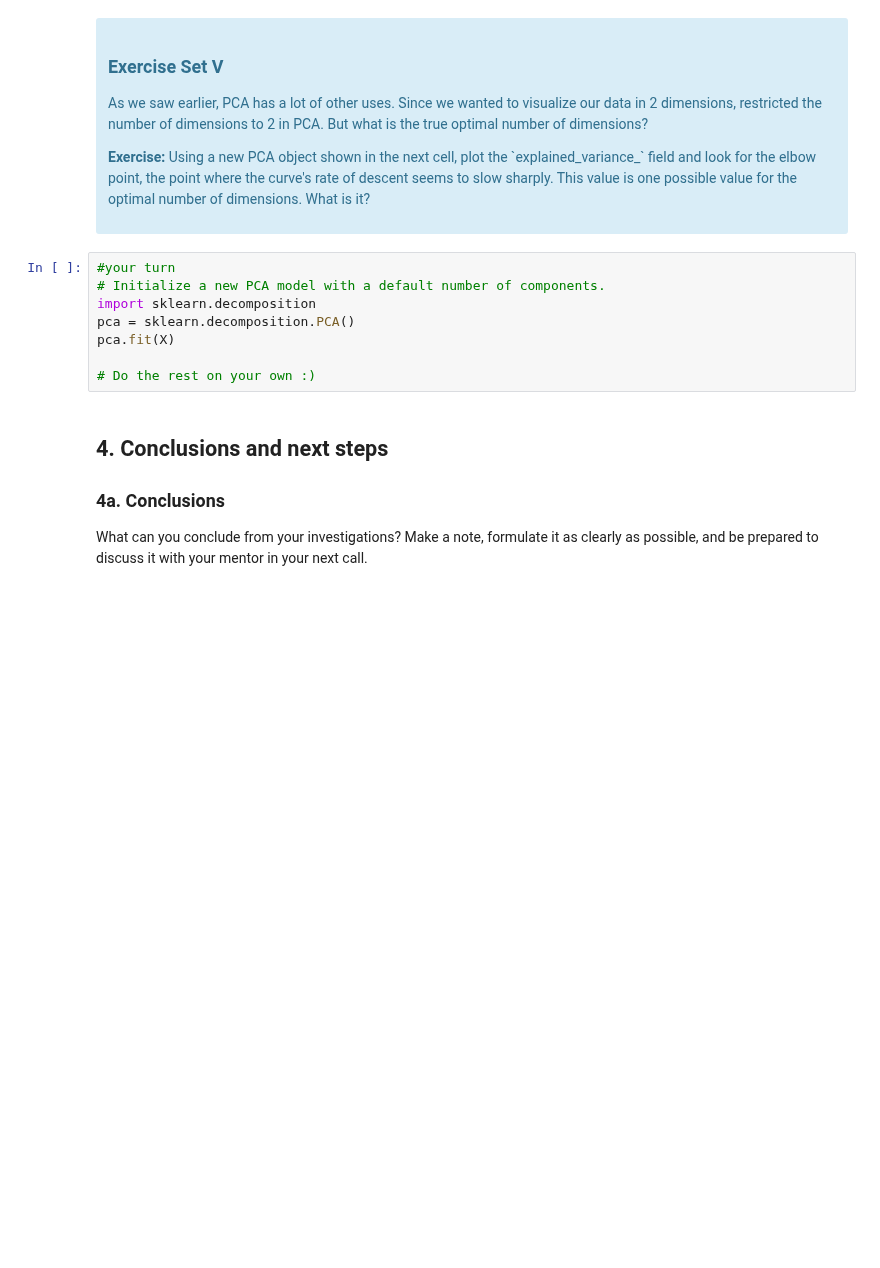
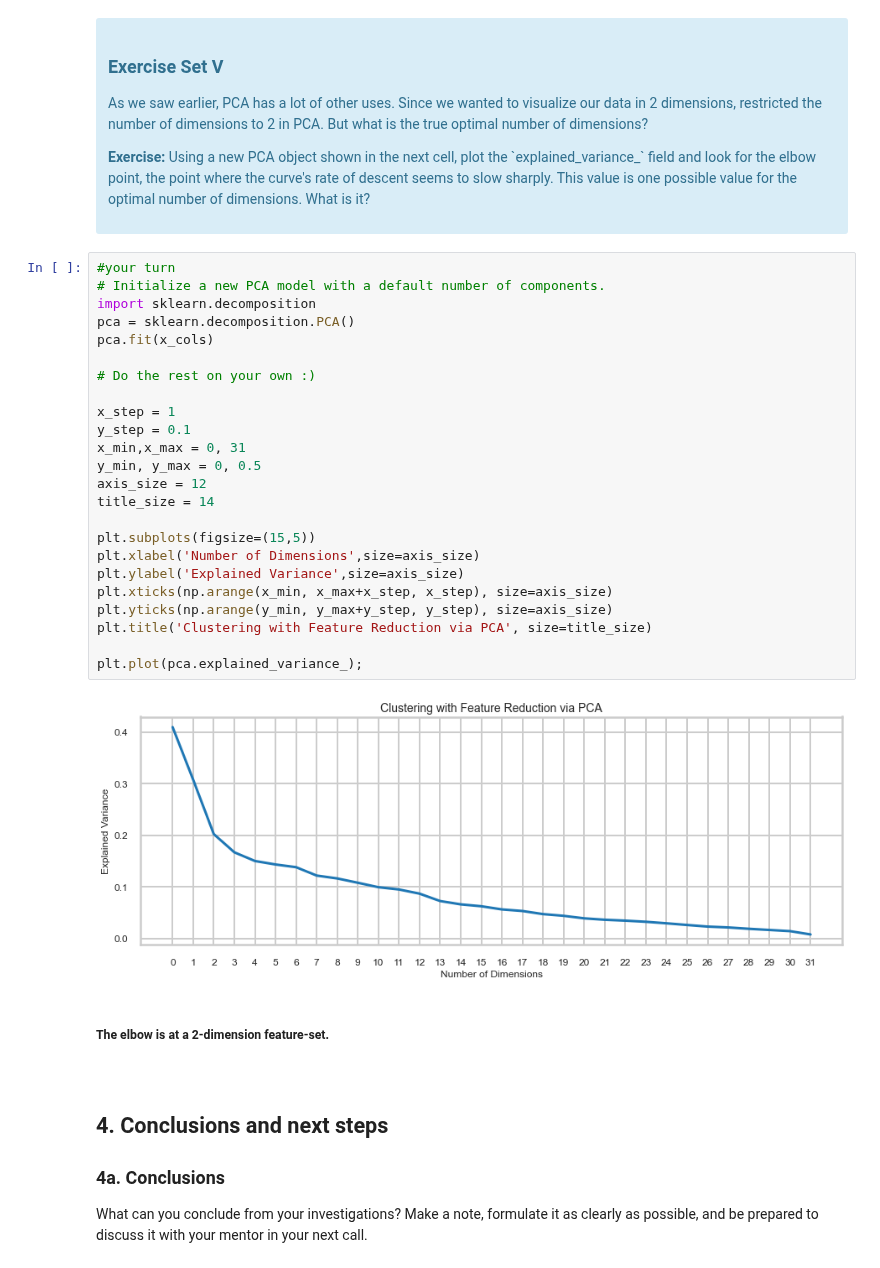
Before and after one commit to Khalif81/Customer-Segmentation-K-Means, a Jupyter notebook: Customer_Segmentation_K-Means.ipynb, the cells around one changed output. Cells and saved outputs as stored; diff of their text form; blank space fills up the shorter version.

Commit message:
completed PCA dimension analysis

```diff
--- a/Customer_Segmentation_K-Means.ipynb
+++ b/Customer_Segmentation_K-Means.ipynb
@@ -530,14 +697,37 @@ What we've done is we've taken those columns of 0/1 indicator variables, and we'
 
 <p><b>Exercise:</b> Using a new PCA object shown in the next cell, plot the `explained_variance_` field and look for the elbow point, the point where the curve's rate of descent seems to slow sharply. This value is one possible value for the optimal number of dimensions. What is it?</p>
 </div>
-# %%
-#your turn
-# Initialize a new PCA model with a default number of components.
-import sklearn.decomposition
-pca = sklearn.decomposition.PCA()
-pca.fit(X)
-
-# Do the rest on your own :)
+# %%
+#your turn
+# Initialize a new PCA model with a default number of components.
+import sklearn.decomposition
+pca = sklearn.decomposition.PCA()
+pca.fit(x_cols)
+
+# Do the rest on your own :)
+
+x_step = 1
+y_step = 0.1
+x_min,x_max = 0, 31
+y_min, y_max = 0, 0.5
+axis_size = 12
+title_size = 14
+
+plt.subplots(figsize=(15,5))
+plt.xlabel('Number of Dimensions',size=axis_size)
+plt.ylabel('Explained Variance',size=axis_size)
+plt.xticks(np.arange(x_min, x_max+x_step, x_step), size=axis_size)
+plt.yticks(np.arange(y_min, y_max+y_step, y_step), size=axis_size)
+plt.title('Clustering with Feature Reduction via PCA', size=title_size)
+
+plt.plot(pca.explained_variance_);
+# %% [output]
+[figure, added]
+# %% [markdown]
+##### The elbow is at a 2-dimension feature-set.
+
+
+#####
 # %% [markdown]
 ## 4. Conclusions and next steps
 ### 4a. Conclusions
```
Also changed, not shown: parts of 15 cells of this notebook.
